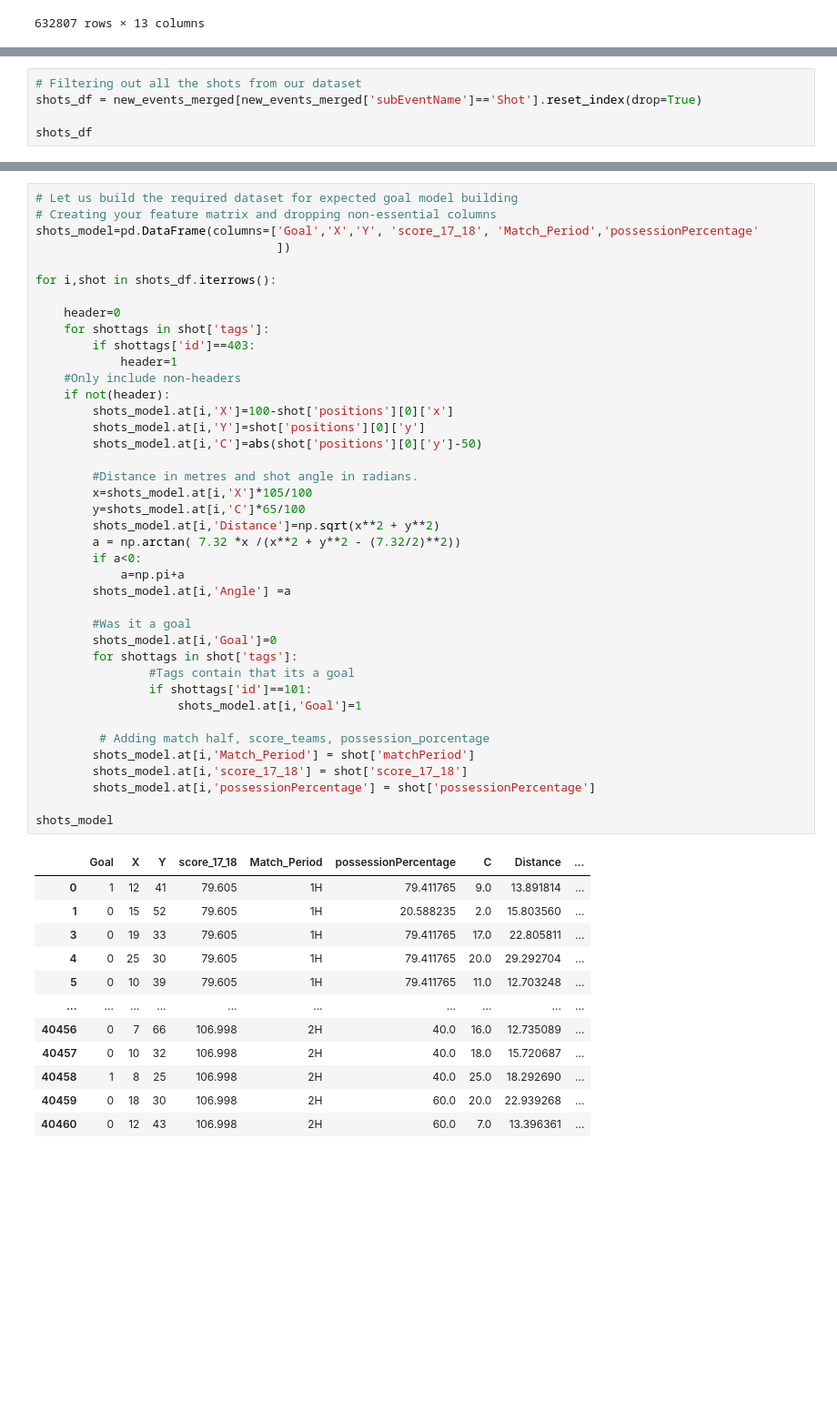
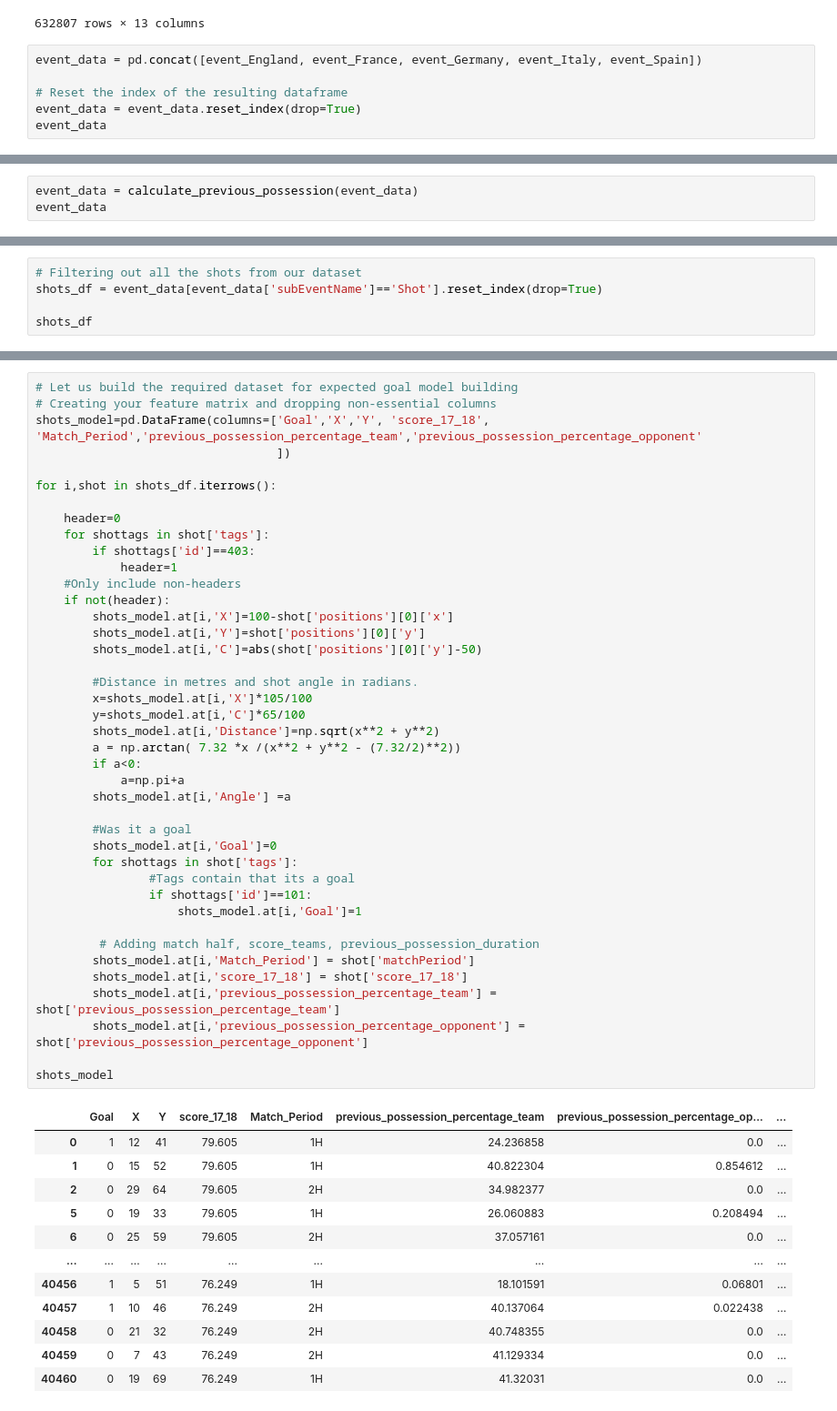
Before and after one commit to Anhali/xG_model-_python, a Jupyter notebook: xG_model.ipynb, the cells around one changed output, grey strips where cells are left out. Shown at 91% size. Drawn from its saved outputs; the diff is of its cells as text; blank space fills up the shorter version.

```diff
--- a/xG_model.ipynb
+++ b/xG_model.ipynb
@@ -133,3 +150,9 @@ event_France
 | 632805 | 8 | Simple pass | [{'id': 1801}] | 249926 | [{'y': 47, 'x': 44}, {'y': 8, 'x'... | 2501065 | Pass | 3795 | 2H | ... |
 | 632806 | 8 | Simple pass | [{'id': 1802}] | 393284 | [{'y': 8, 'x': 41}, {'y': 0, 'x':... | 2501065 | Pass | 3795 | 2H | ... |
 632807 rows × 13 columns
+# %%
+event_data = pd.concat([event_England, event_France, event_Germany, event_Italy, event_Spain])
+
+# Reset the index of the resulting dataframe
+event_data = event_data.reset_index(drop=True)
+event_data
@@ -135,0 +173,3 @@ event_France
+# %%
+event_data = calculate_previous_possession(event_data)
+event_data
@@ -136,6 +192,6 @@ event_France
 # %%
 # Filtering out all the shots from our dataset
-shots_df = new_events_merged[new_events_merged['subEventName']=='Shot'].reset_index(drop=True)
+shots_df = event_data[event_data['subEventName']=='Shot'].reset_index(drop=True)
 
 shots_df
 # %% [output]
@@ -155,7 +211,7 @@ shots_df
 # %%
 # Let us build the required dataset for expected goal model building
 # Creating your feature matrix and dropping non-essential columns
-shots_model=pd.DataFrame(columns=['Goal','X','Y', 'score_17_18', 'Match_Period','possessionPercentage'
+shots_model=pd.DataFrame(columns=['Goal','X','Y', 'score_17_18', 'Match_Period','previous_possession_percentage_team','previous_possession_percentage_opponent'
                                   ])
 
 for i,shot in shots_df.iterrows():
@@ -164,44 +220,45 @@ for i,shot in shots_df.iterrows():
     for shottags in shot['tags']:
         if shottags['id']==403:
             header=1
     #Only include non-headers
     if not(header):
         shots_model.at[i,'X']=100-shot['positions'][0]['x']
         shots_model.at[i,'Y']=shot['positions'][0]['y']
         shots_model.at[i,'C']=abs(shot['positions'][0]['y']-50)
 
         #Distance in metres and shot angle in radians.
         x=shots_model.at[i,'X']*105/100
         y=shots_model.at[i,'C']*65/100
         shots_model.at[i,'Distance']=np.sqrt(x**2 + y**2)
         a = np.arctan( 7.32 *x /(x**2 + y**2 - (7.32/2)**2))
         if a<0:
             a=np.pi+a
         shots_model.at[i,'Angle'] =a
 
         #Was it a goal
         shots_model.at[i,'Goal']=0
         for shottags in shot['tags']:
                 #Tags contain that its a goal
                 if shottags['id']==101:
                     shots_model.at[i,'Goal']=1
 
-         # Adding match half, score_teams, possession_porcentage
+         # Adding match half, score_teams, previous_possession_duration
         shots_model.at[i,'Match_Period'] = shot['matchPeriod']
         shots_model.at[i,'score_17_18'] = shot['score_17_18']
-        shots_model.at[i,'possessionPercentage'] = shot['possessionPercentage']
+        shots_model.at[i,'previous_possession_percentage_team'] = shot['previous_possession_percentage_team']
+        shots_model.at[i,'previous_possession_percentage_opponent'] = shot['previous_possession_percentage_opponent']
 
 shots_model
 # %% [output]
-|  | Goal | X | Y | score_17_18 | Match_Period | possessionPercentage | C | Distance | ... |
-| 0 | 1 | 12 | 41 | 79.605 | 1H | 79.411765 | 9.0 | 13.891814 | ... |
-| 1 | 0 | 15 | 52 | 79.605 | 1H | 20.588235 | 2.0 | 15.803560 | ... |
-| 3 | 0 | 19 | 33 | 79.605 | 1H | 79.411765 | 17.0 | 22.805811 | ... |
-| 4 | 0 | 25 | 30 | 79.605 | 1H | 79.411765 | 20.0 | 29.292704 | ... |
-| 5 | 0 | 10 | 39 | 79.605 | 1H | 79.411765 | 11.0 | 12.703248 | ... |
-| ... | ... | ... | ... | ... | ... | ... | ... | ... | ... |
-| 40456 | 0 | 7 | 66 | 106.998 | 2H | 40.0 | 16.0 | 12.735089 | ... |
-| 40457 | 0 | 10 | 32 | 106.998 | 2H | 40.0 | 18.0 | 15.720687 | ... |
-| 40458 | 1 | 8 | 25 | 106.998 | 2H | 40.0 | 25.0 | 18.292690 | ... |
-| 40459 | 0 | 18 | 30 | 106.998 | 2H | 60.0 | 20.0 | 22.939268 | ... |
-| 40460 | 0 | 12 | 43 | 106.998 | 2H | 60.0 | 7.0 | 13.396361 | ... |
+|  | Goal | X | Y | score_17_18 | Match_Period | previous_possession_percentage_team | previous_possession_percentage_op... | ... |
+| 0 | 1 | 12 | 41 | 79.605 | 1H | 24.236858 | 0.0 | ... |
+| 1 | 0 | 15 | 52 | 79.605 | 1H | 40.822304 | 0.854612 | ... |
+| 2 | 0 | 29 | 64 | 79.605 | 2H | 34.982377 | 0.0 | ... |
+| 5 | 0 | 19 | 33 | 79.605 | 1H | 26.060883 | 0.208494 | ... |
+| 6 | 0 | 25 | 59 | 79.605 | 2H | 37.057161 | 0.0 | ... |
+| ... | ... | ... | ... | ... | ... | ... | ... | ... |
+| 40456 | 1 | 5 | 51 | 76.249 | 1H | 18.101591 | 0.06801 | ... |
+| 40457 | 1 | 10 | 46 | 76.249 | 2H | 40.137064 | 0.022438 | ... |
+| 40458 | 0 | 21 | 32 | 76.249 | 2H | 40.748355 | 0.0 | ... |
+| 40459 | 0 | 7 | 43 | 76.249 | 2H | 41.129334 | 0.0 | ... |
+| 40460 | 0 | 19 | 69 | 76.249 | 1H | 41.32031 | 0.0 | ... |
```
Also changed, not shown: parts of 54 cells of this notebook.
